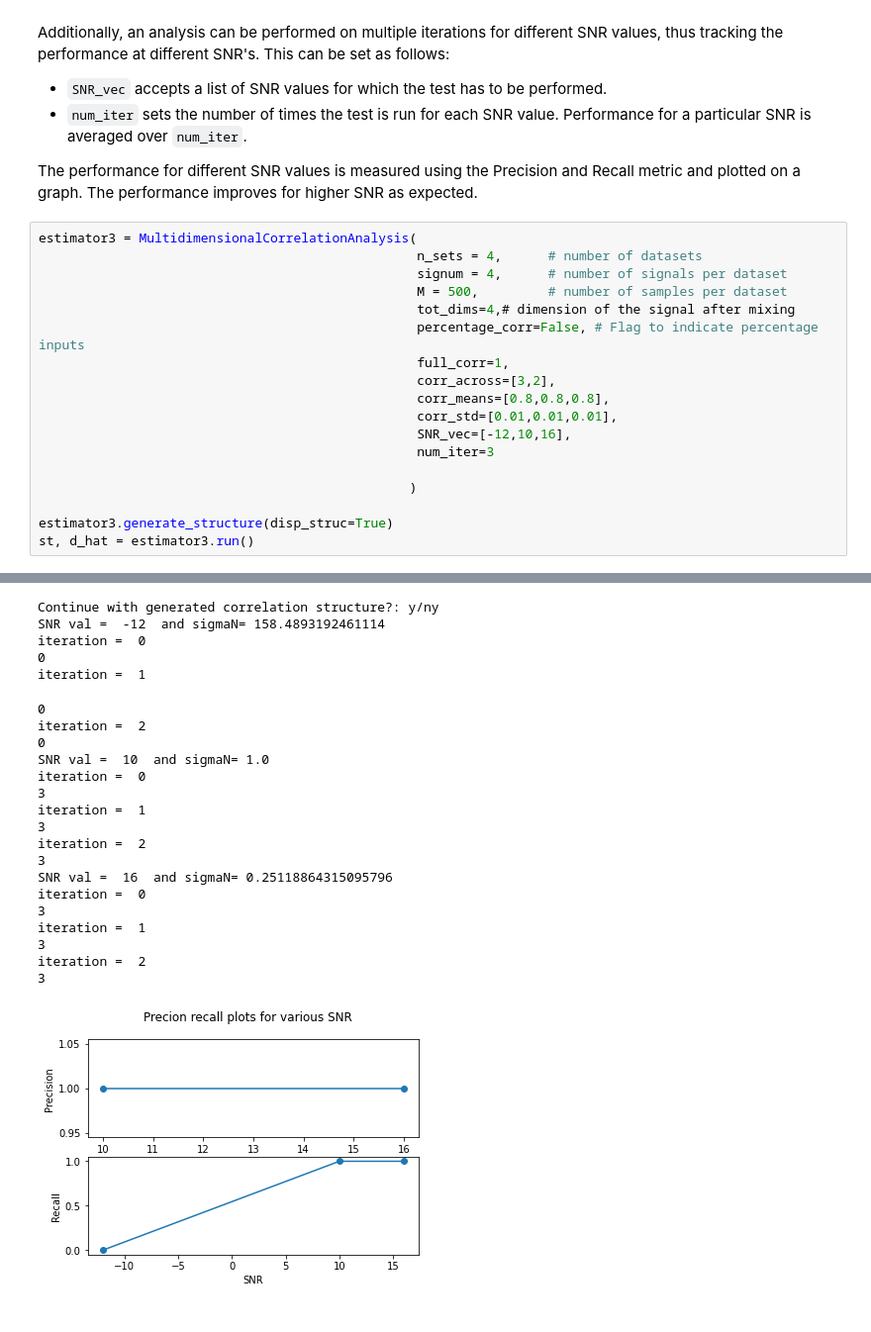
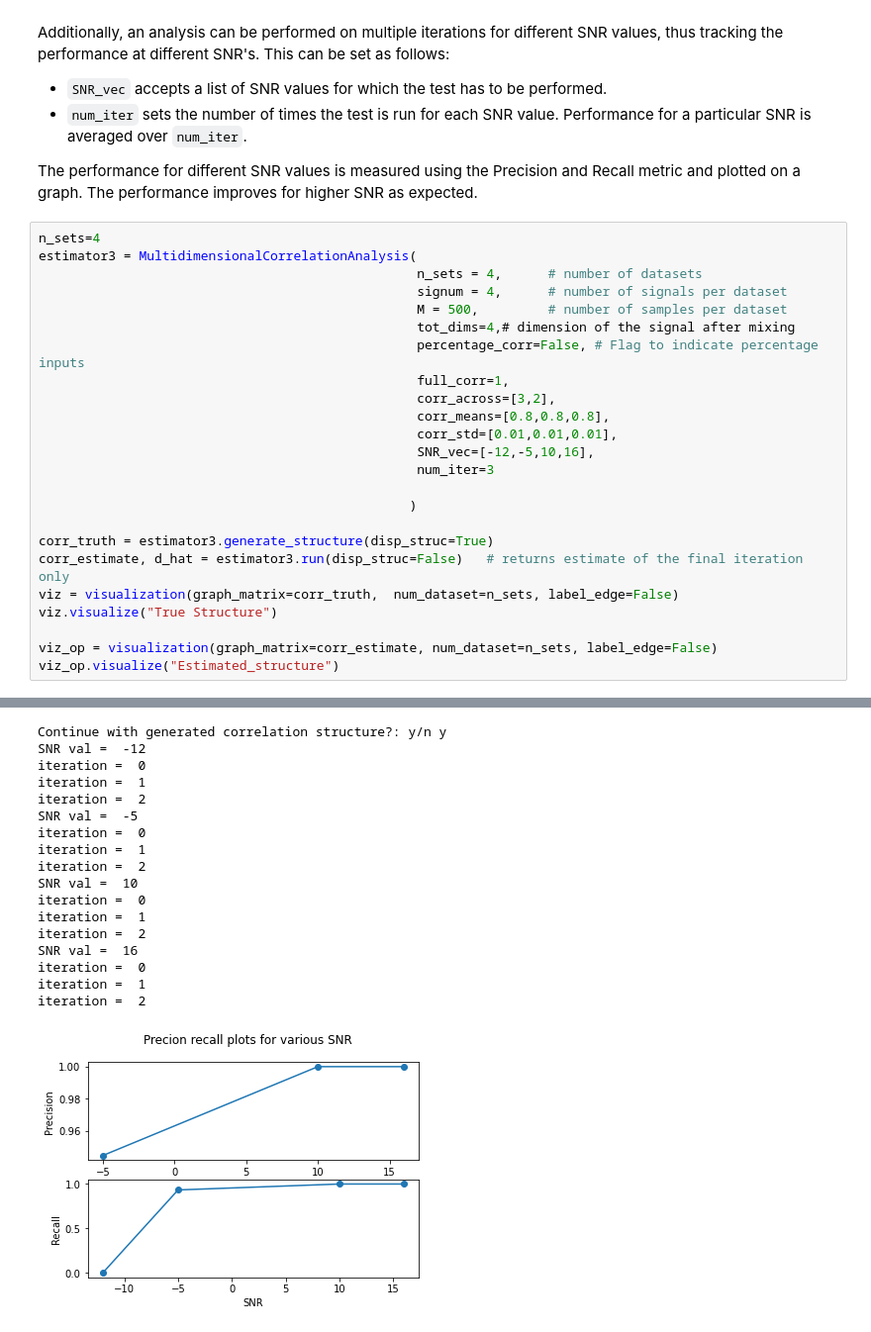
Before and after one commit to praneeth-b/Correlation-Analysis-in-High-Dimensional-Data, a Jupyter notebook: multipleDatasets/examples/example.py.ipynb, the cells around one changed output, grey strips where cells are left out. Shown: that part at 99% size. Saved outputs shown, nothing was run; the diff lists cells and outputs as text.

```diff
--- a/multipleDatasets/examples/example.py.ipynb
+++ b/multipleDatasets/examples/example.py.ipynb
@@ -75,6 +85,7 @@ Additionally, an analysis can be performed on multiple iterations for different
 
 The performance for different SNR values is measured using the Precision and Recall metric and plotted on a graph. The performance improves for higher SNR as expected.
 # %%
+n_sets=4
 estimator3 = MultidimensionalCorrelationAnalysis(
                                                  n_sets = 4,      # number of datasets
                                                  signum = 4,      # number of signals per dataset
@@ -85,11 +96,16 @@ estimator3 = MultidimensionalCorrelationAnalysis(
                                                  corr_across=[3,2],
                                                  corr_means=[0.8,0.8,0.8],
                                                  corr_std=[0.01,0.01,0.01],
-                                                 SNR_vec=[-12,10,16],
+                                                 SNR_vec=[-12,-5,10,16],
                                                  num_iter=3
 
                                                 )
 
-estimator3.generate_structure(disp_struc=True)
-st, d_hat = estimator3.run()
+corr_truth = estimator3.generate_structure(disp_struc=True)
+corr_estimate, d_hat = estimator3.run(disp_struc=False)   # returns estimate of the final iteration only
+viz = visualization(graph_matrix=corr_truth,  num_dataset=n_sets, label_edge=False)
+viz.visualize("True Structure")
+
+viz_op = visualization(graph_matrix=corr_estimate, num_dataset=n_sets, label_edge=False)
+viz_op.visualize("Estimated_structure")
 # %% [output]
@@ -97,23 +113,18 @@ st, d_hat = estimator3.run()
-Continue with generated correlation structure?: y/ny
-SNR val =  -12  and sigmaN= 158.4893192461114
+Continue with generated correlation structure?: y/n y
+SNR val =  -12
 iteration =  0
-0
 iteration =  1
+iteration =  2
+SNR val =  -5
+iteration =  0
+iteration =  1
+iteration =  2
+SNR val =  10
+iteration =  0
+iteration =  1
+iteration =  2
+SNR val =  16
+iteration =  0
+iteration =  1
+iteration =  2
-0
-iteration =  2
-0
-SNR val =  10  and sigmaN= 1.0
-iteration =  0
-3
-iteration =  1
-3
-iteration =  2
-3
-SNR val =  16  and sigmaN= 0.25118864315095796
-iteration =  0
-3
-iteration =  1
-3
-iteration =  2
-3
-[figure, old version]
+[figure, new version]
```
Also changed, not shown: parts of 6 cells of this notebook, 5 other files.
